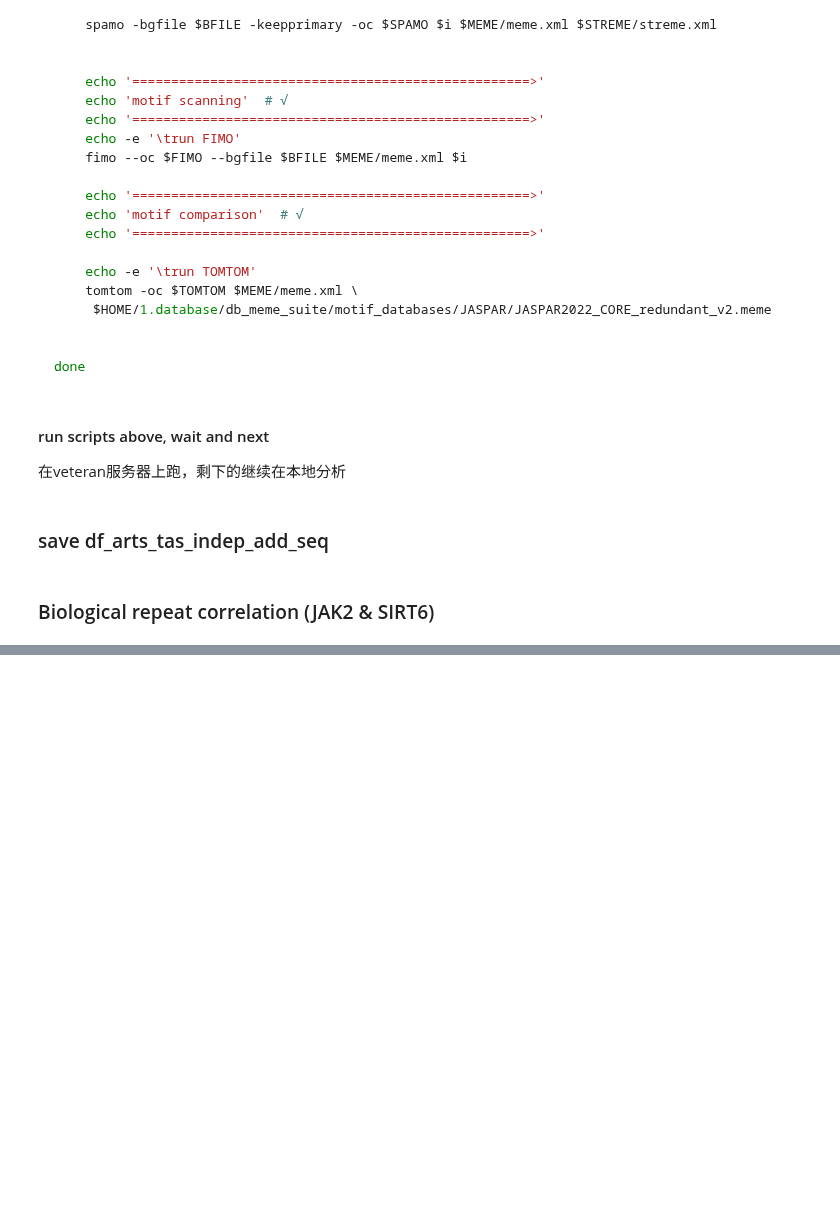
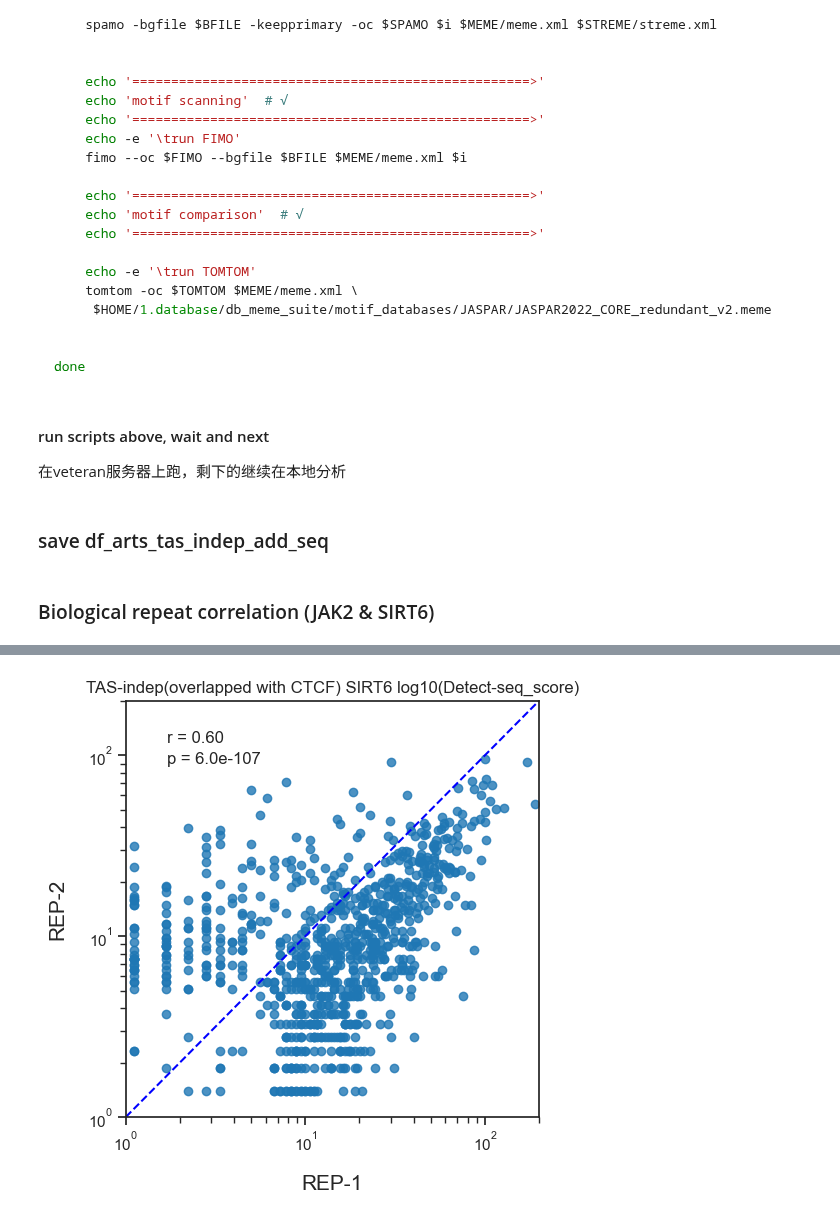
Before and after one commit to hermanzhaozzzz/snakepipes_detect-seq, a Jupyter notebook: step.10.Off-target_TAS-Independent_analysis.ipynb, the cells around one changed output, grey strips where cells are left out. Drawn from its saved outputs; the diff is of its cells as text; code cells hidden in the pictures; blank space fills up the shorter version.

```diff
--- a/step.10.Off-target_TAS-Independent_analysis.ipynb
+++ b/step.10.Off-target_TAS-Independent_analysis.ipynb
@@ -640,0 +826,4 @@ df_arts_tas_indep_add_seq.to_csv('../art_seqinfo/df_arts_tas_indep_add_seq.csv',
+# %%
+plot_sns_lmplot(df=df_tas_indep_SIRT6, title='TAS-indep(overlapped with CTCF) SIRT6')
+# %% [output]
+[figure, added]
```
Also changed, not shown: parts of 59 cells of this notebook, 3 other files.
